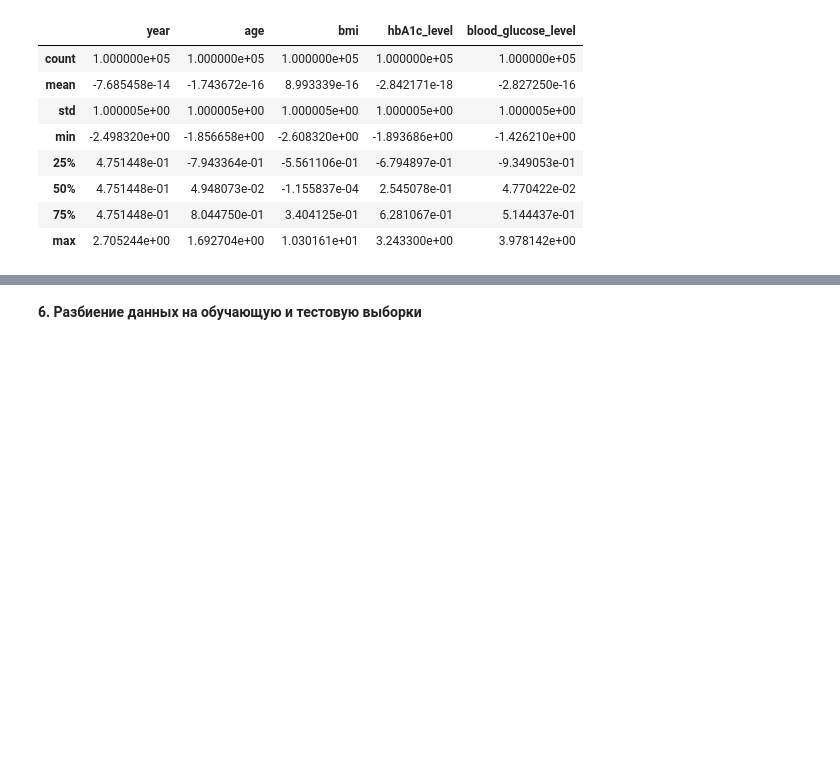
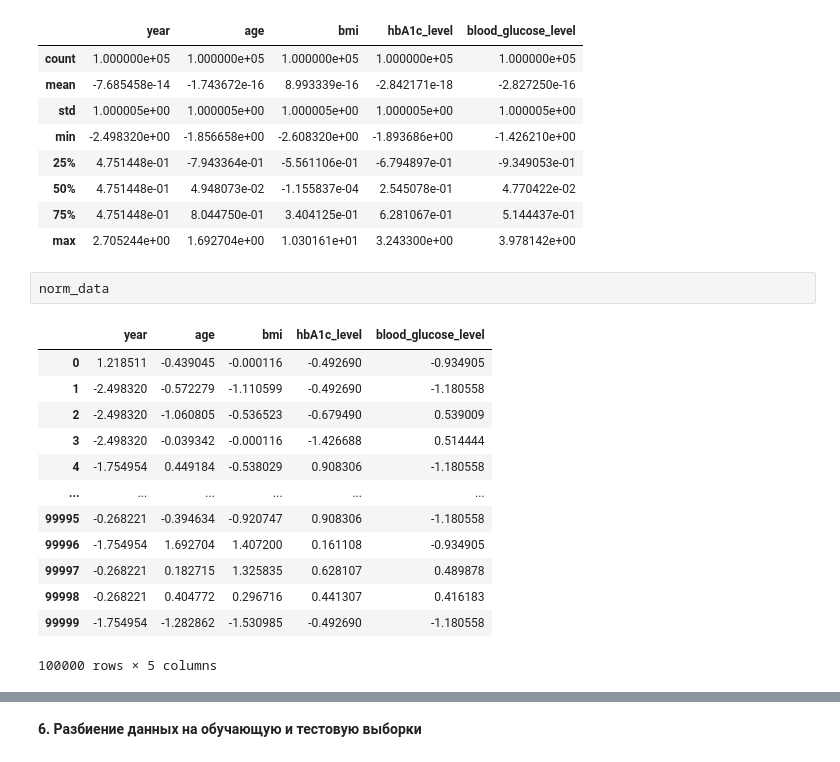
Before and after one commit to nastosimys/Machine_learning, a Jupyter notebook: ML_1.ipynb, the cells around one changed output, grey strips where cells are left out. Drawn from its saved outputs; the diff is of its cells as text; blank space fills up the shorter version.

```diff
--- a/ML_1.ipynb
+++ b/ML_1.ipynb
@@ -638,3 +638,19 @@ norm_data.describe()
 | 50% | 4.751448e-01 | 4.948073e-02 | -1.155837e-04 | 2.545078e-01 | 4.770422e-02 |
 | 75% | 4.751448e-01 | 8.044750e-01 | 3.404125e-01 | 6.281067e-01 | 5.144437e-01 |
 | max | 2.705244e+00 | 1.692704e+00 | 1.030161e+01 | 3.243300e+00 | 3.978142e+00 |
+# %%
+norm_data
+# %% [output]
+|  | year | age | bmi | hbA1c_level | blood_glucose_level |
+| 0 | 1.218511 | -0.439045 | -0.000116 | -0.492690 | -0.934905 |
+| 1 | -2.498320 | -0.572279 | -1.110599 | -0.492690 | -1.180558 |
+| 2 | -2.498320 | -1.060805 | -0.536523 | -0.679490 | 0.539009 |
+| 3 | -2.498320 | -0.039342 | -0.000116 | -1.426688 | 0.514444 |
+| 4 | -1.754954 | 0.449184 | -0.538029 | 0.908306 | -1.180558 |
+| ... | ... | ... | ... | ... | ... |
+| 99995 | -0.268221 | -0.394634 | -0.920747 | 0.908306 | -1.180558 |
+| 99996 | -1.754954 | 1.692704 | 1.407200 | 0.161108 | -0.934905 |
+| 99997 | -0.268221 | 0.182715 | 1.325835 | 0.628107 | 0.489878 |
+| 99998 | -0.268221 | 0.404772 | 0.296716 | 0.441307 | 0.416183 |
+| 99999 | -1.754954 | -1.282862 | -1.530985 | -0.492690 | -1.180558 |
+100000 rows × 5 columns
```
Also changed, not shown: parts of 14 cells of this notebook.
